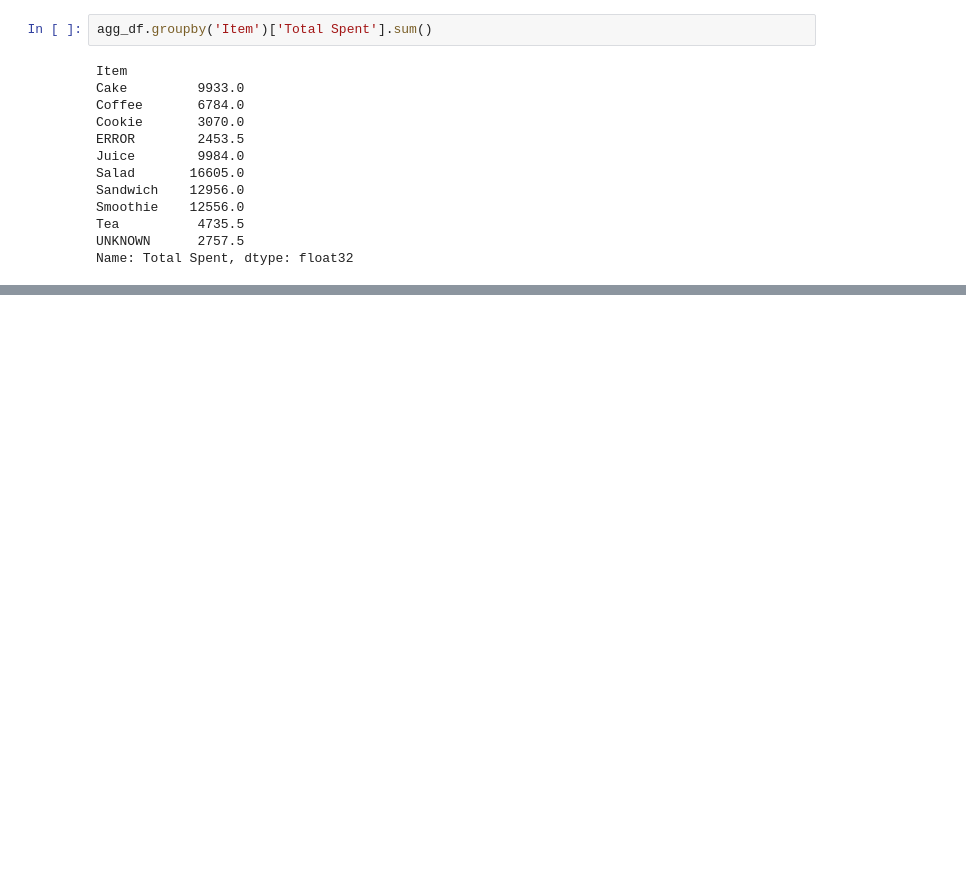
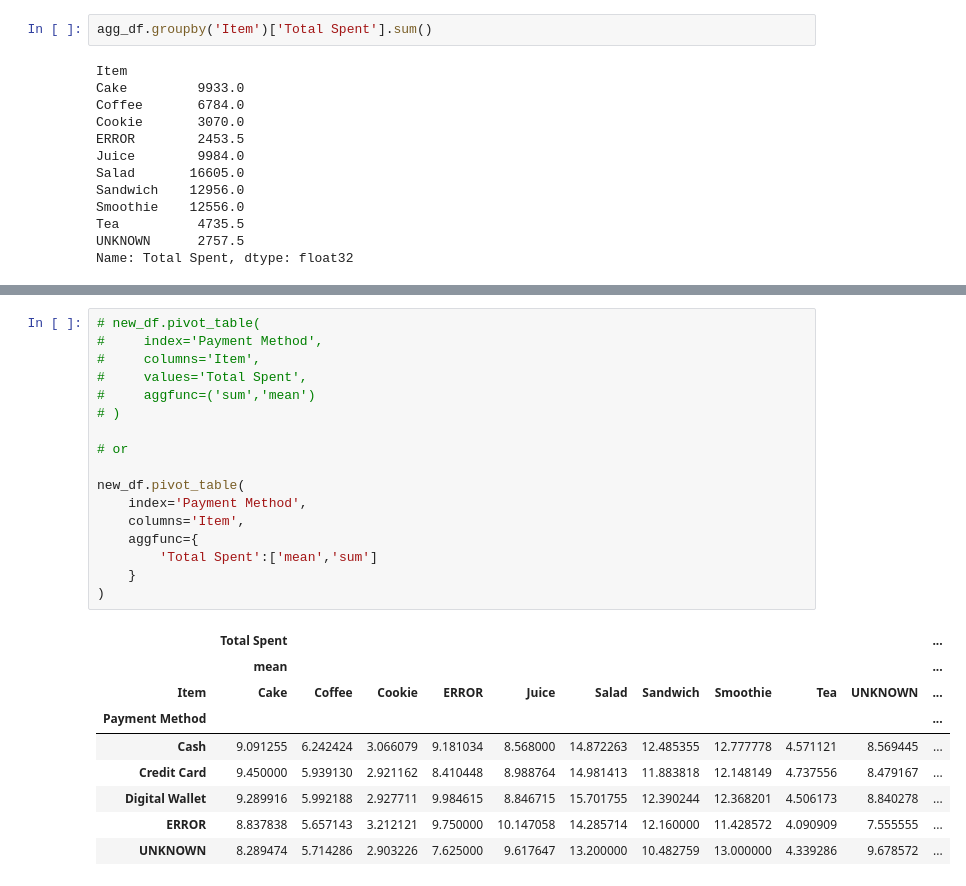
Before and after one commit to ibeginnernoob/Learn_ML, a Jupyter notebook: dataframe_aggregations.ipynb, the cells around one changed output, grey strips where cells are left out. Drawn from its saved outputs; the diff is of its cells as text; blank space fills up the shorter version.

```diff
--- a/dataframe_aggregations.ipynb
+++ b/dataframe_aggregations.ipynb
@@ -353,0 +466,27 @@ Name: Total Spent, dtype: float32
+# %%
+# new_df.pivot_table(
+#     index='Payment Method',
+#     columns='Item',
+#     values='Total Spent',
+#     aggfunc=('sum','mean')
+# )
+
+# or
+
+new_df.pivot_table(
+    index='Payment Method',
+    columns='Item',
+    aggfunc={
+        'Total Spent':['mean','sum']
+    }
+)
+# %% [output]
+|  | Total Spent |  |  |  |  |  |  |  |  |  | ... |
+|  | mean |  |  |  |  |  |  |  |  |  | ... |
+| Item | Cake | Coffee | Cookie | ERROR | Juice | Salad | Sandwich | Smoothie | Tea | UNKNOWN | ... |
+| Payment Method |  |  |  |  |  |  |  |  |  |  | ... |
+| Cash | 9.091255 | 6.242424 | 3.066079 | 9.181034 | 8.568000 | 14.872263 | 12.485355 | 12.777778 | 4.571121 | 8.569445 | ... |
+| Credit Card | 9.450000 | 5.939130 | 2.921162 | 8.410448 | 8.988764 | 14.981413 | 11.883818 | 12.148149 | 4.737556 | 8.479167 | ... |
+| Digital Wallet | 9.289916 | 5.992188 | 2.927711 | 9.984615 | 8.846715 | 15.701755 | 12.390244 | 12.368201 | 4.506173 | 8.840278 | ... |
+| ERROR | 8.837838 | 5.657143 | 3.212121 | 9.750000 | 10.147058 | 14.285714 | 12.160000 | 11.428572 | 4.090909 | 7.555555 | ... |
+| UNKNOWN | 8.289474 | 5.714286 | 2.903226 | 7.625000 | 9.617647 | 13.200000 | 10.482759 | 13.000000 | 4.339286 | 9.678572 | ... |
```
Also changed, not shown: parts of 17 cells of this notebook.
